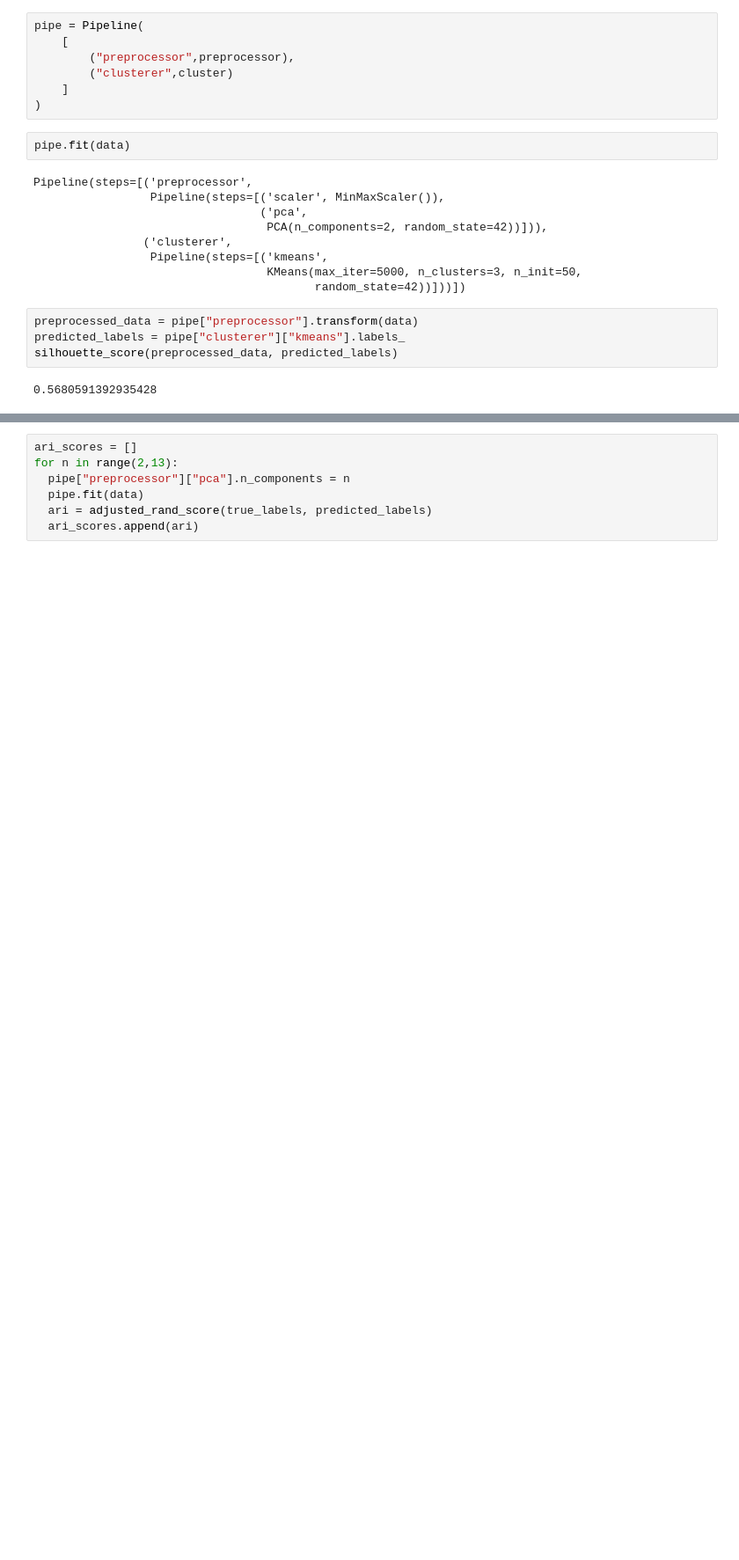
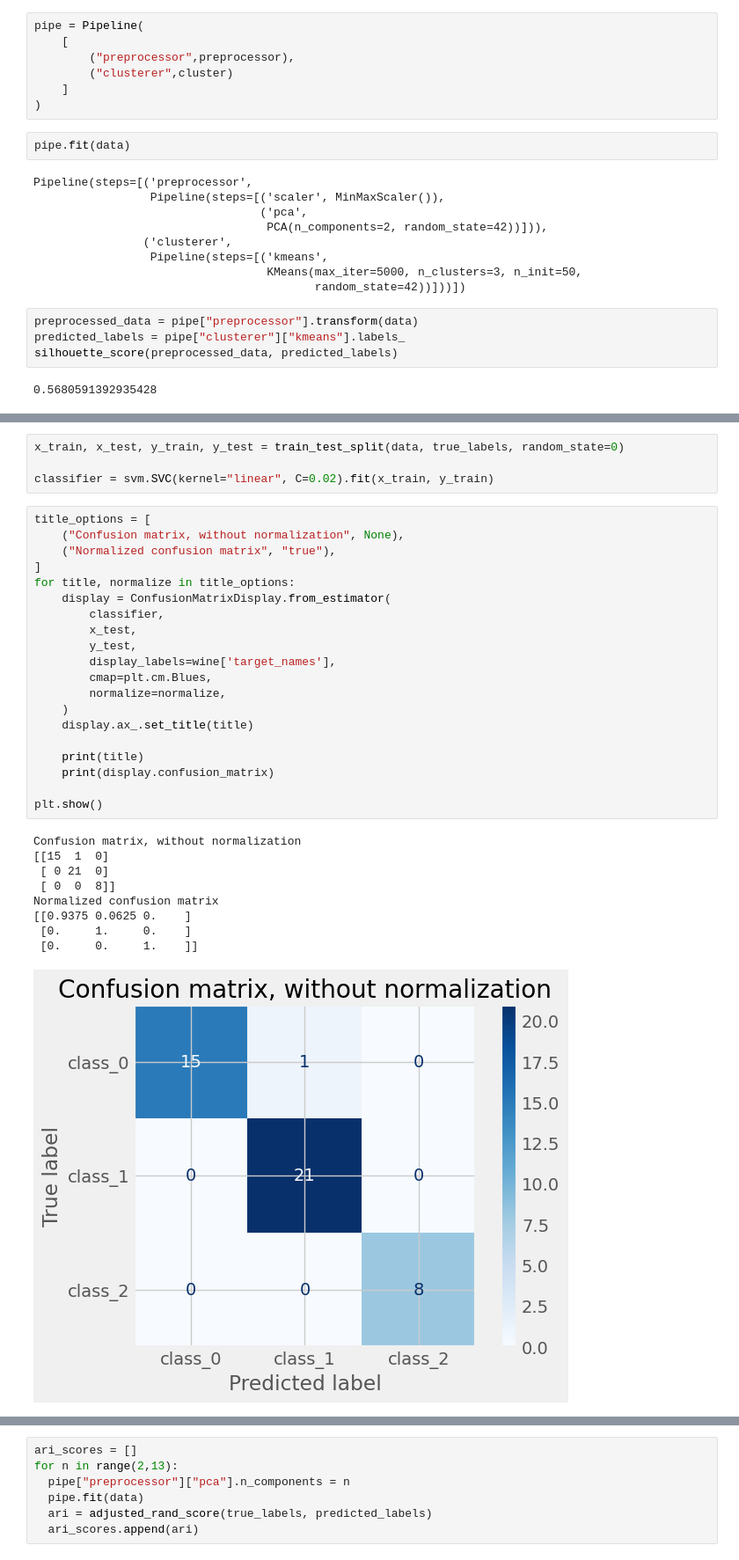
Before and after one commit to RDLL/curso_mineria_de_datos, a Jupyter notebook: Tarea_7.ipynb, the cells around one changed output, grey strips where cells are left out. Shown at 88% size. Saved outputs shown, nothing was run; the diff lists cells and outputs as text; blank space fills up the shorter version.

```diff
--- a/Tarea_7.ipynb
+++ b/Tarea_7.ipynb
@@ -159,0 +192,34 @@ silhouette_score(preprocessed_data, predicted_labels)
+# %%
+x_train, x_test, y_train, y_test = train_test_split(data, true_labels, random_state=0)
+
+classifier = svm.SVC(kernel="linear", C=0.02).fit(x_train, y_train)
+# %%
+title_options = [
+    ("Confusion matrix, without normalization", None),
+    ("Normalized confusion matrix", "true"),
+]
+for title, normalize in title_options:
+    display = ConfusionMatrixDisplay.from_estimator(
+        classifier,
+        x_test,
+        y_test,
+        display_labels=wine['target_names'],
+        cmap=plt.cm.Blues,
+        normalize=normalize,
+    )
+    display.ax_.set_title(title)
+
+    print(title)
+    print(display.confusion_matrix)
+
+plt.show()
+# %% [output]
+Confusion matrix, without normalization
+[[15  1  0]
+ [ 0 21  0]
+ [ 0  0  8]]
+Normalized confusion matrix
+[[0.9375 0.0625 0.    ]
+ [0.     1.     0.    ]
+ [0.     0.     1.    ]]
+[figure, added]
```
Also changed, not shown: parts of 13 cells of this notebook.
